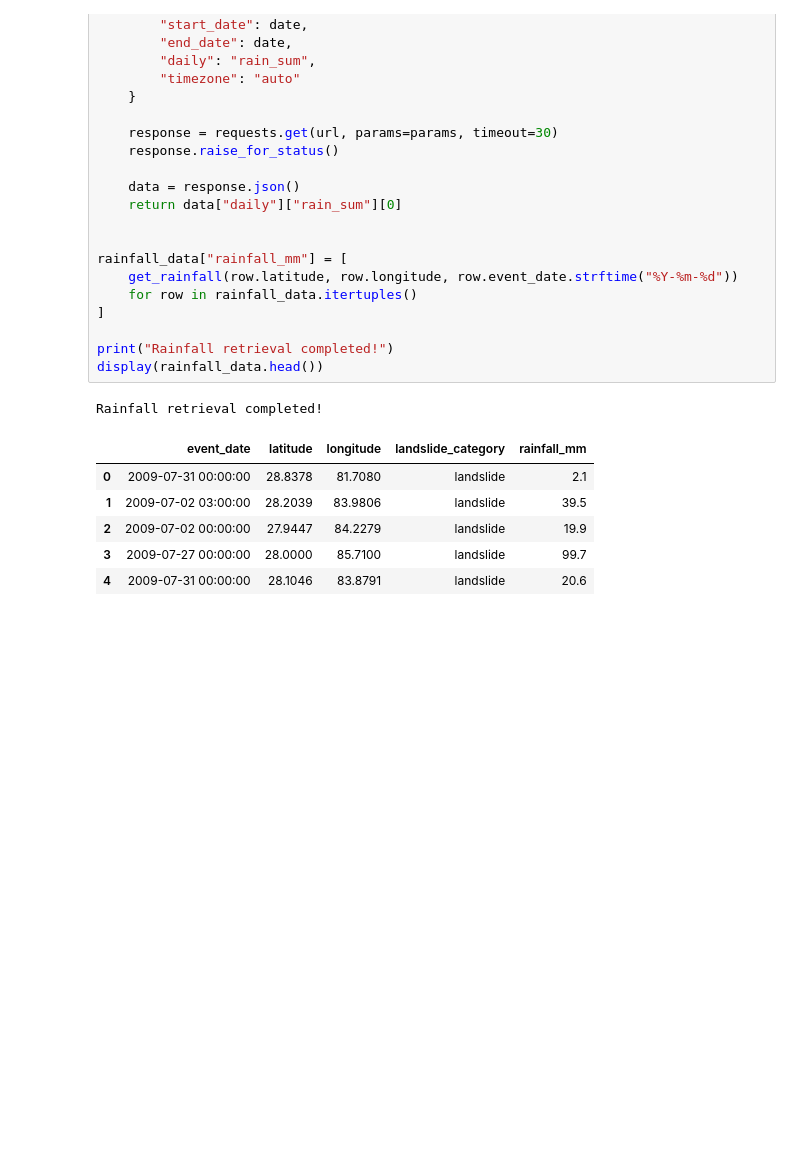
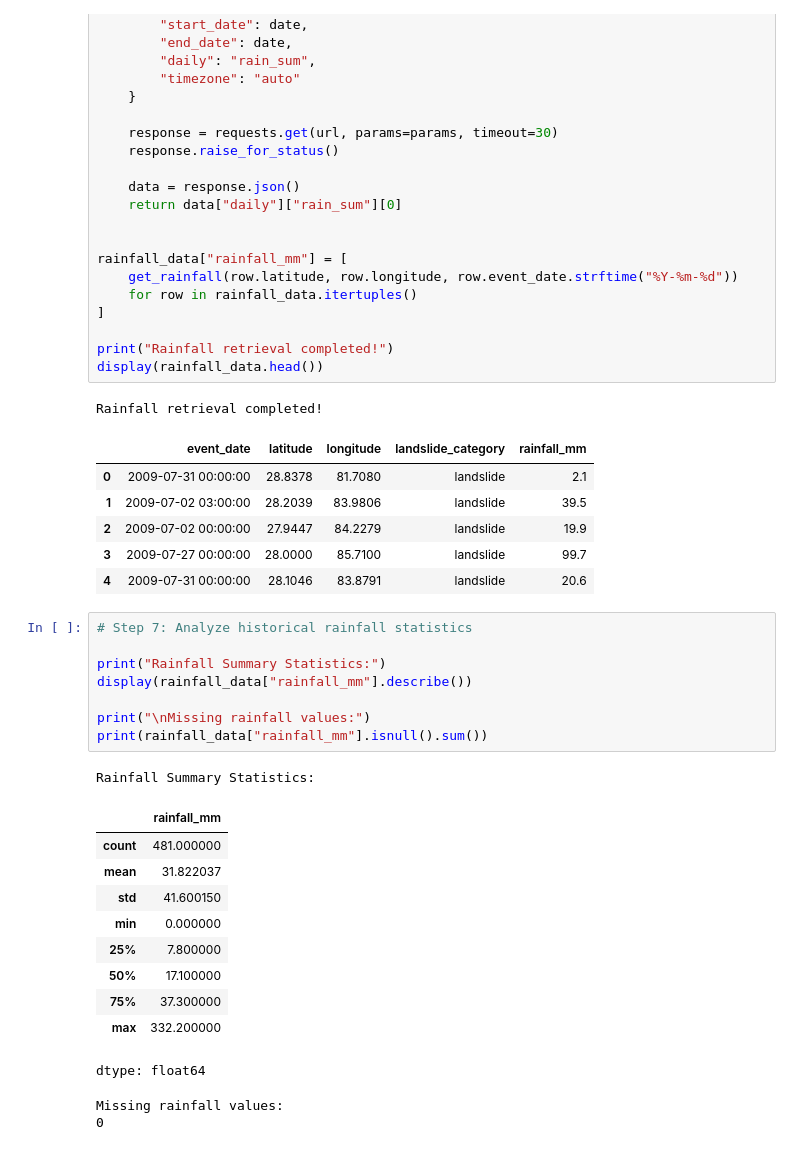
Before and after one commit to saltyyboii/landslide-risk-assessment, a Jupyter notebook: Mountain_Hazard_Review_2.ipynb, the cells around one changed output. Cells and saved outputs as stored; diff of their text form; blank space fills up the shorter version.

```diff
--- a/Mountain_Hazard_Review_2.ipynb
+++ b/Mountain_Hazard_Review_2.ipynb
@@ -1852,3 +1852,25 @@ Rainfall retrieval completed!
 | 2 | 2009-07-02 00:00:00 | 27.9447 | 84.2279 | landslide | 19.9 |
 | 3 | 2009-07-27 00:00:00 | 28.0000 | 85.7100 | landslide | 99.7 |
 | 4 | 2009-07-31 00:00:00 | 28.1046 | 83.8791 | landslide | 20.6 |
+# %%
+# Step 7: Analyze historical rainfall statistics
+
+print("Rainfall Summary Statistics:")
+display(rainfall_data["rainfall_mm"].describe())
+
+print("\nMissing rainfall values:")
+print(rainfall_data["rainfall_mm"].isnull().sum())
+# %% [output]
+Rainfall Summary Statistics:
+|  | rainfall_mm |
+| count | 481.000000 |
+| mean | 31.822037 |
+| std | 41.600150 |
+| min | 0.000000 |
+| 25% | 7.800000 |
+| 50% | 17.100000 |
+| 75% | 37.300000 |
+| max | 332.200000 |
+dtype: float64
+Missing rainfall values:
+0
```
Also changed, not shown: parts of 12 cells of this notebook.
